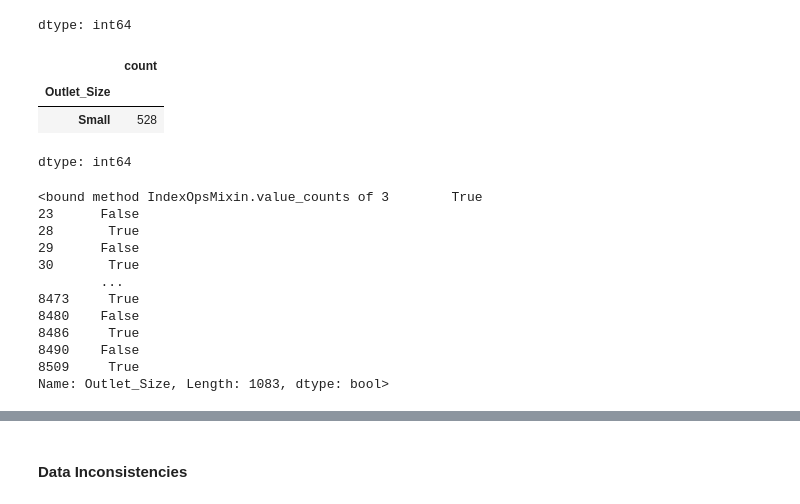
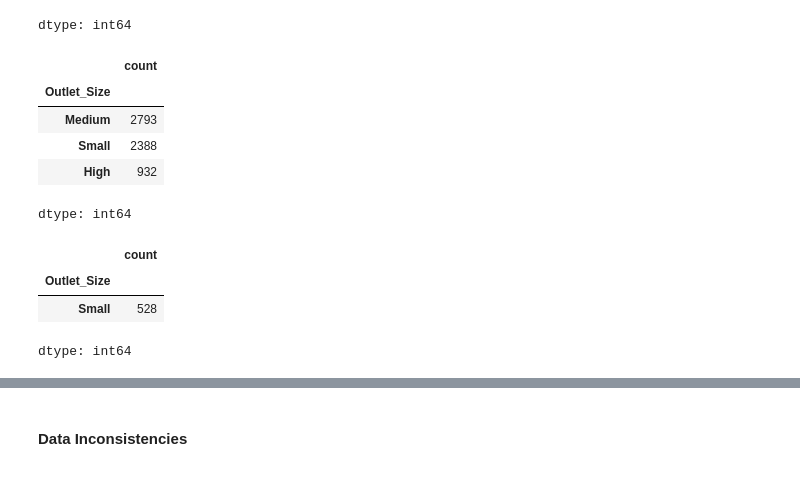
Before and after one commit to ThomasLane1820/Prediction-of-Product-Sales, a Jupyter notebook: Prediction_of_Product_Sales.ipynb, the cells around one changed output, grey strips where cells are left out. Drawn from its saved outputs; the diff is of its cells as text; code cells hidden in the pictures.

```diff
--- a/Prediction_of_Product_Sales.ipynb
+++ b/Prediction_of_Product_Sales.ipynb
@@ -130,24 +130,19 @@ df[df["Outlet_Size"].isna()]["Outlet_Type"].value_counts()
 | Grocery Store | 555 |
 dtype: int64
 # %%
-df.loc[df["Outlet_Type"] == "Grocery Store", "Outlet_Size"].value_counts()
+df["Outlet_Size"].value_counts()
 # %% [output]
 |  | count |
 | Outlet_Size |  |
-| Small | 528 |
+| Medium | 2793 |
+| Small | 2388 |
+| High | 932 |
 dtype: int64
 # %%
-df.loc[df["Outlet_Type"] == "Grocery Store", "Outlet_Size"].isna().value_counts
+# Checking how an "Outlet_Type" of 'Grocery Store' corresponds wiht Outlet_Size
+df.loc[df["Outlet_Type"] == "Grocery Store", "Outlet_Size"].value_counts()
 # %% [output]
+|  | count |
+| Outlet_Size |  |
+| Small | 528 |
-<bound method IndexOpsMixin.value_counts of 3        True
-23      False
-28       True
-29      False
-30       True
-        ...
-8473     True
-8480    False
-8486     True
-8490    False
-8509     True
-Name: Outlet_Size, Length: 1083, dtype: bool>
+dtype: int64
```
Also changed, not shown: parts of 107 cells of this notebook.
